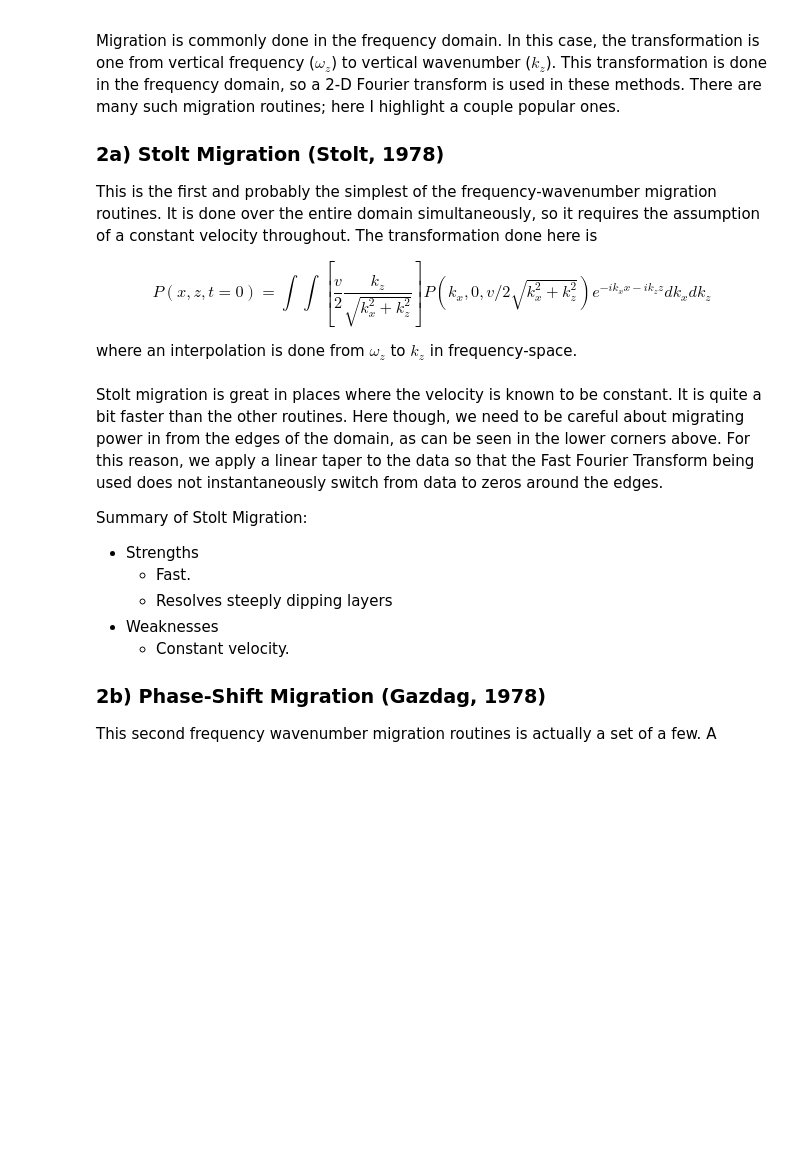
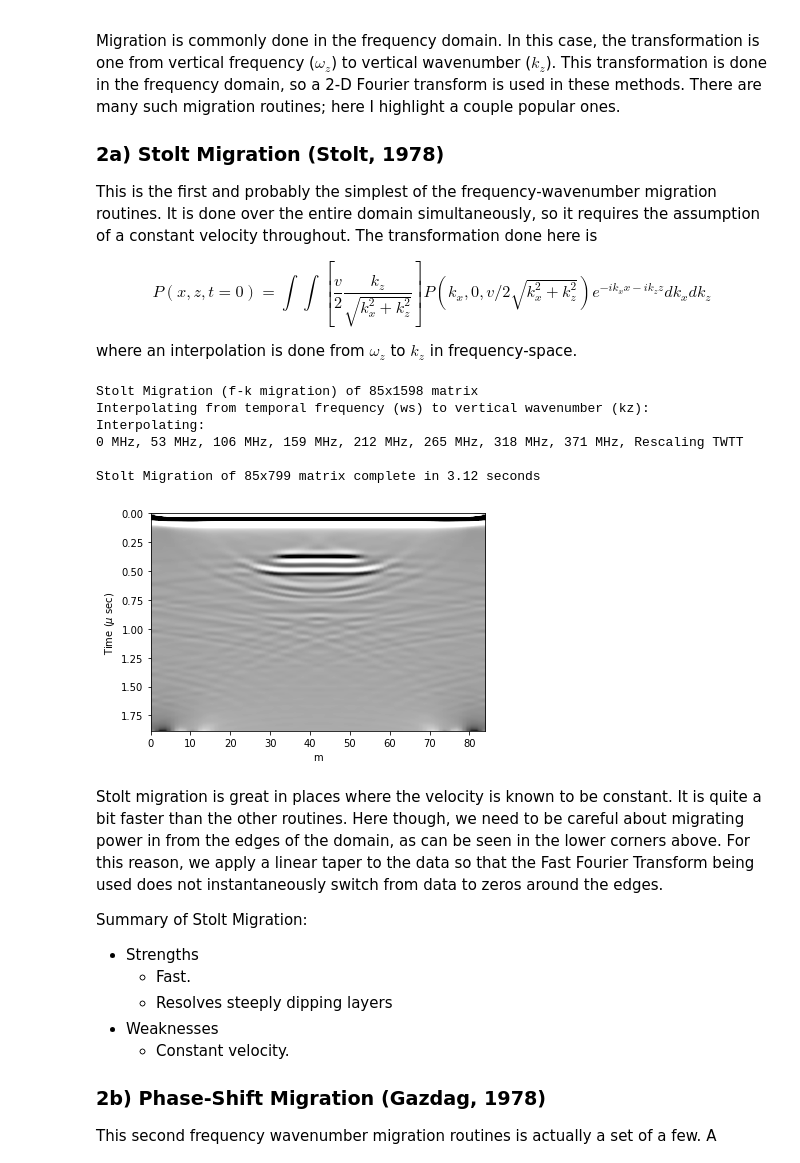
Before and after one commit to Jakidxav/ImpDAR_tutorials, a Jupyter notebook: migration/ImpDAR_Migration_Tutorial.ipynb, the cells around one changed output. Cells and saved outputs as stored; diff of their text form; code cells hidden in the pictures; blank space fills up the shorter version.

```diff
--- a/migration/ImpDAR_Migration_Tutorial.ipynb
+++ b/migration/ImpDAR_Migration_Tutorial.ipynb
@@ -100,17 +100,25 @@ $$ P(x,z,t=0)= \int \int \left [ \frac{v}{2} \frac{k_z}{\sqrt{k_x^2+k_z^2}} \rig
 where an interpolation is done from $\omega_z$ to $k_z$ in frequency-space.
 # %%
 # Reload the unmigrated data
-dat = load.load('mat','./data/synthetic_radargram.mat')[0]
+dat = load.load('mat','data/synthetic_radargram.mat')[0]
 twtt = dat.travel_time
 
 # Migrate
 dat.migrate(mtype='stolt',htaper=10,vtaper=20);
 
 # Plot
 plt.imshow(dat.data,cmap='Greys',aspect='auto',vmin=-1,vmax=1,
            extent=[min(dat.dist),max(dat.dist),max(twtt),min(twtt)]);
 plt.xlabel('m');
 plt.ylabel('Time ($\mu$ sec)');
+# %% [output]
+Stolt Migration (f-k migration) of 85x1598 matrix
+Interpolating from temporal frequency (ws) to vertical wavenumber (kz):
+Interpolating:
+0 MHz, 53 MHz, 106 MHz, 159 MHz, 212 MHz, 265 MHz, 318 MHz, 371 MHz, Rescaling TWTT
+
+Stolt Migration of 85x799 matrix complete in 3.12 seconds
+[figure, added]
 # %% [markdown]
 Stolt migration is great in places where the velocity is known to be constant. It is quite a bit faster than the other routines. Here though, we need to be careful about migrating power in from the edges of the domain, as can be seen in the lower corners above. For this reason, we apply a linear taper to the data so that the Fast Fourier Transform being used does not instantaneously switch from data to zeros around the edges.
 
```
Also changed, not shown: parts of 4 cells of this notebook.
